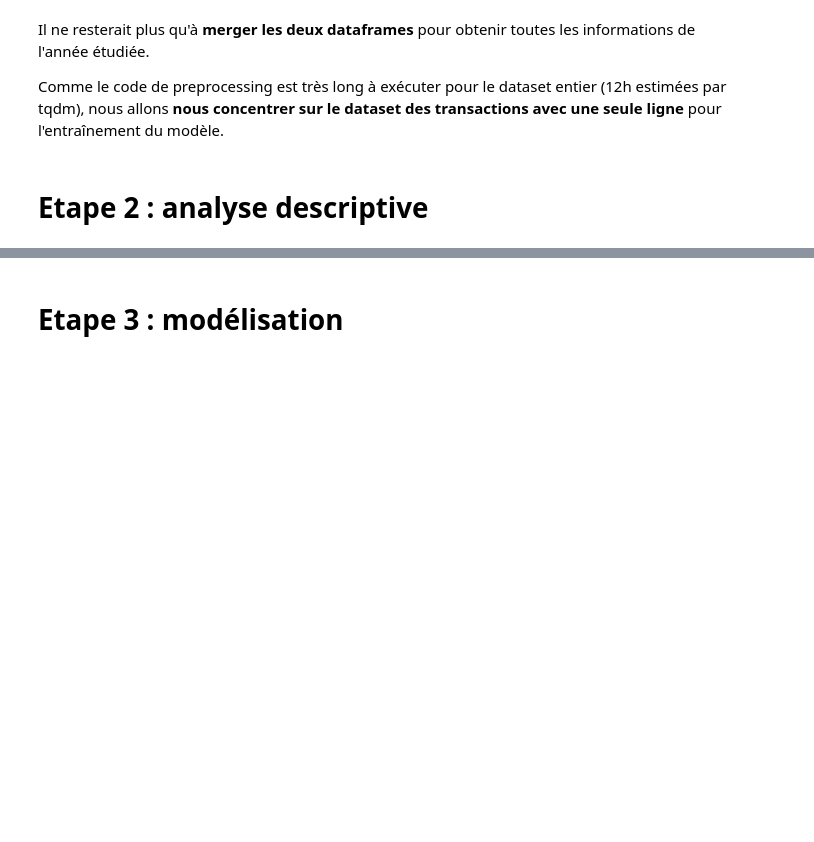
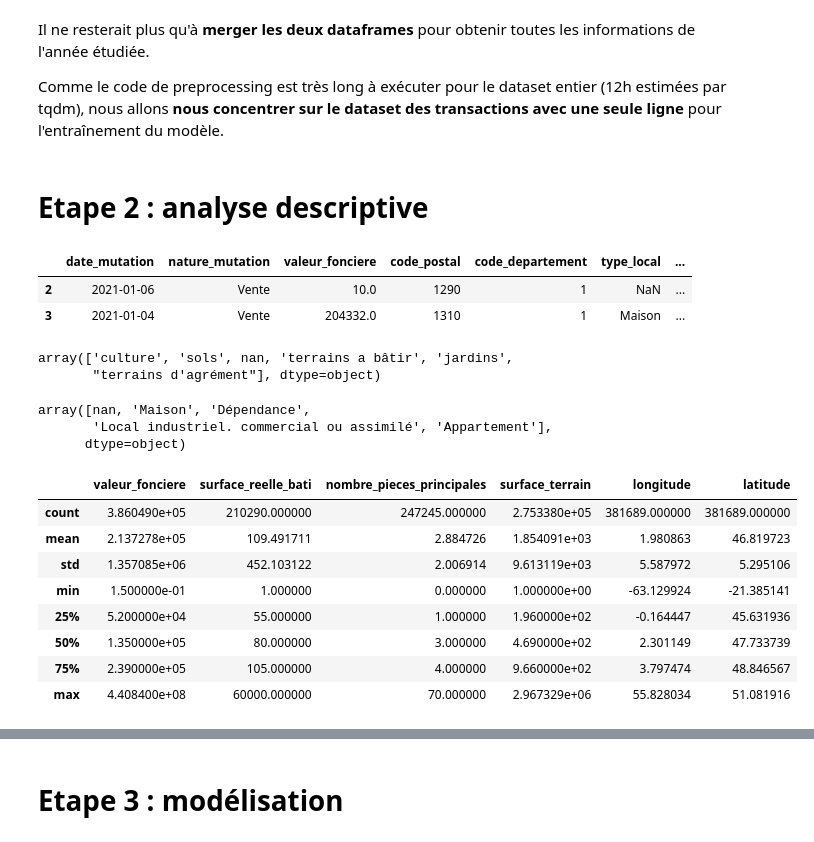
Before and after one commit to victor-kerros/tokenisation-immo, a Jupyter notebook: token-immo.ipynb, the cells around one changed output, grey strips where cells are left out. Cells and saved outputs as stored; diff of their text form; code cells hidden in the pictures; blank space fills up the shorter version.

```diff
--- a/token-immo.ipynb
+++ b/token-immo.ipynb
@@ -482,2 +512,29 @@ Comme le code de preprocessing est très long à exécuter pour le dataset entie
 # %% [markdown]
 # Etape 2 : analyse descriptive
+# %%
+data.head(2)
+# %% [output]
+|  | date_mutation | nature_mutation | valeur_fonciere | code_postal | code_departement | type_local | ... |
+| 2 | 2021-01-06 | Vente | 10.0 | 1290 | 1 | NaN | ... |
+| 3 | 2021-01-04 | Vente | 204332.0 | 1310 | 1 | Maison | ... |
+# %%
+display(data["nature_culture"].unique())
+data["type_local"].unique()
+# %% [output]
+array(['culture', 'sols', nan, 'terrains a bâtir', 'jardins',
+       "terrains d'agrément"], dtype=object)
+array([nan, 'Maison', 'Dépendance',
+       'Local industriel. commercial ou assimilé', 'Appartement'],
+      dtype=object)
+# %%
+data.drop("code_postal", axis = 1).describe()
+# %% [output]
+|  | valeur_fonciere | surface_reelle_bati | nombre_pieces_principales | surface_terrain | longitude | latitude |
+| count | 3.860490e+05 | 210290.000000 | 247245.000000 | 2.753380e+05 | 381689.000000 | 381689.000000 |
+| mean | 2.137278e+05 | 109.491711 | 2.884726 | 1.854091e+03 | 1.980863 | 46.819723 |
+| std | 1.357085e+06 | 452.103122 | 2.006914 | 9.613119e+03 | 5.587972 | 5.295106 |
+| min | 1.500000e-01 | 1.000000 | 0.000000 | 1.000000e+00 | -63.129924 | -21.385141 |
+| 25% | 5.200000e+04 | 55.000000 | 1.000000 | 1.960000e+02 | -0.164447 | 45.631936 |
+| 50% | 1.350000e+05 | 80.000000 | 3.000000 | 4.690000e+02 | 2.301149 | 47.733739 |
+| 75% | 2.390000e+05 | 105.000000 | 4.000000 | 9.660000e+02 | 3.797474 | 48.846567 |
+| max | 4.408400e+08 | 60000.000000 | 70.000000 | 2.967329e+06 | 55.828034 | 51.081916 |
```
Also changed, not shown: parts of 15 cells of this notebook.
